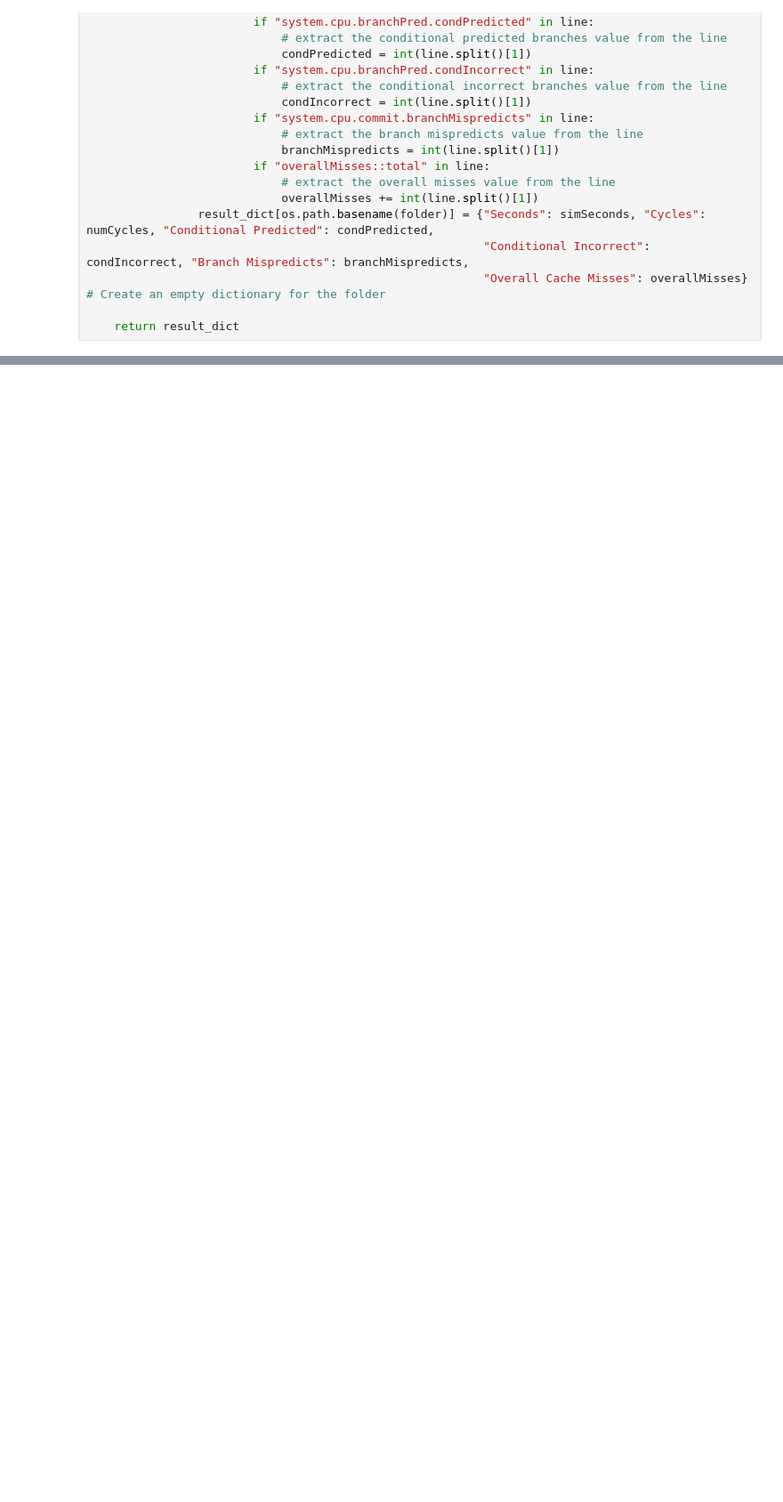
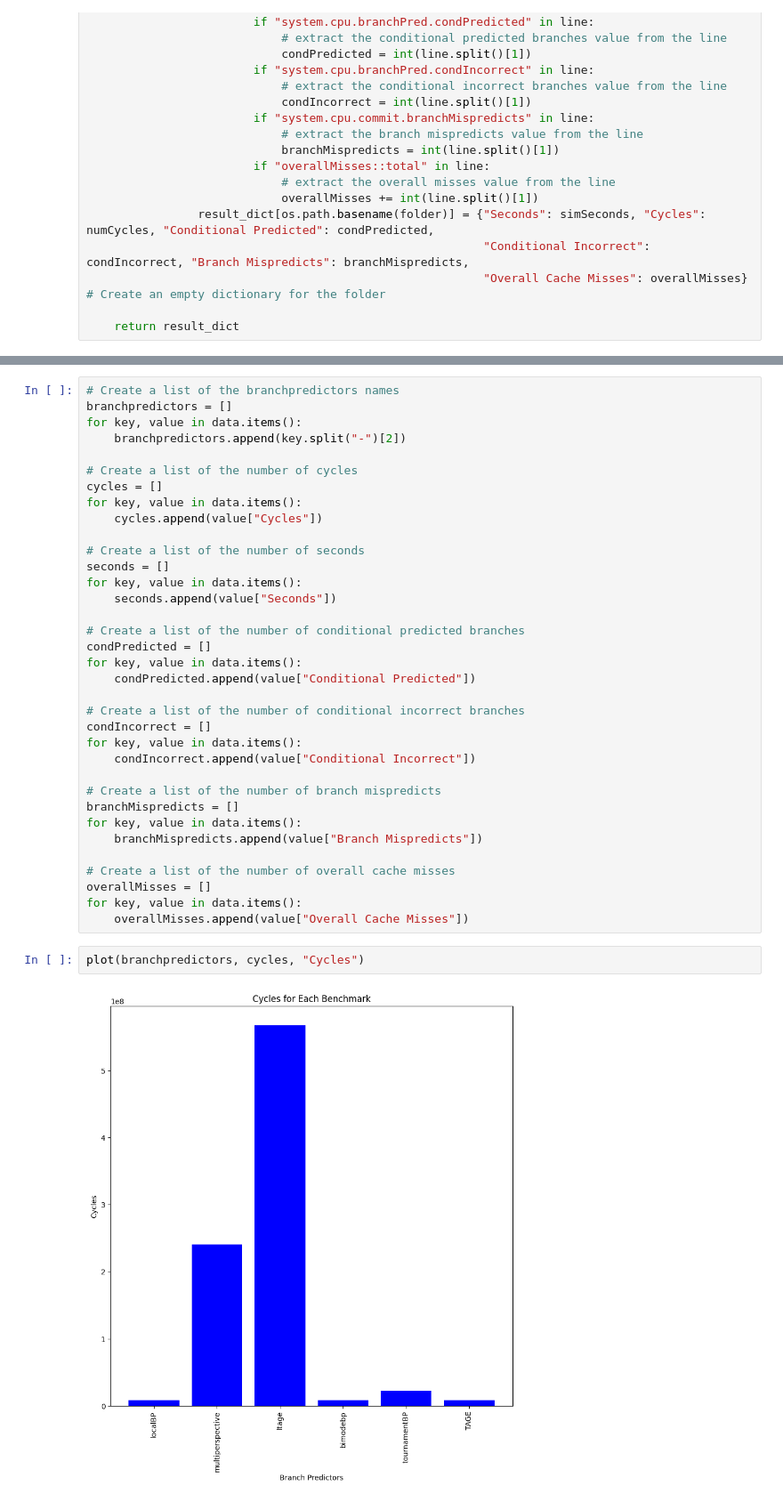
Before and after one commit to kunpai/spectre-gem5-v23.0, a Jupyter notebook: plots.ipynb, the cells around one changed output, grey strips where cells are left out. Shown: that part at 89% size. Saved outputs shown, nothing was run; the diff lists cells and outputs as text; blank space fills up the shorter version.

Commit message:
Added plots

```diff
--- a/plots.ipynb
+++ b/plots.ipynb
@@ -56,0 +72,39 @@ o3cpu-spectre-TAGE              0.008017                8016975         815200
+# %%
+# Create a list of the branchpredictors names
+branchpredictors = []
+for key, value in data.items():
+    branchpredictors.append(key.split("-")[2])
+
+# Create a list of the number of cycles
+cycles = []
+for key, value in data.items():
+    cycles.append(value["Cycles"])
+
+# Create a list of the number of seconds
+seconds = []
+for key, value in data.items():
+    seconds.append(value["Seconds"])
+
+# Create a list of the number of conditional predicted branches
+condPredicted = []
+for key, value in data.items():
+    condPredicted.append(value["Conditional Predicted"])
+
+# Create a list of the number of conditional incorrect branches
+condIncorrect = []
+for key, value in data.items():
+    condIncorrect.append(value["Conditional Incorrect"])
+
+# Create a list of the number of branch mispredicts
+branchMispredicts = []
+for key, value in data.items():
+    branchMispredicts.append(value["Branch Mispredicts"])
+
+# Create a list of the number of overall cache misses
+overallMisses = []
+for key, value in data.items():
+    overallMisses.append(value["Overall Cache Misses"])
+# %%
+plot(branchpredictors, cycles, "Cycles")
+# %% [output]
+[figure, added]
```
Also changed, not shown: parts of 7 cells of this notebook, 6 other files.
